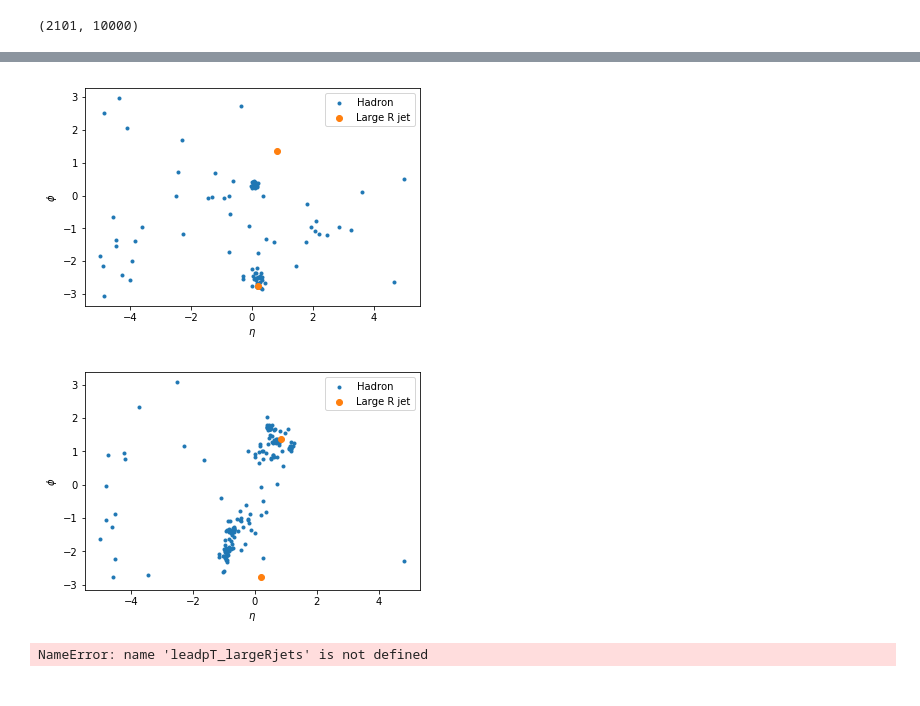
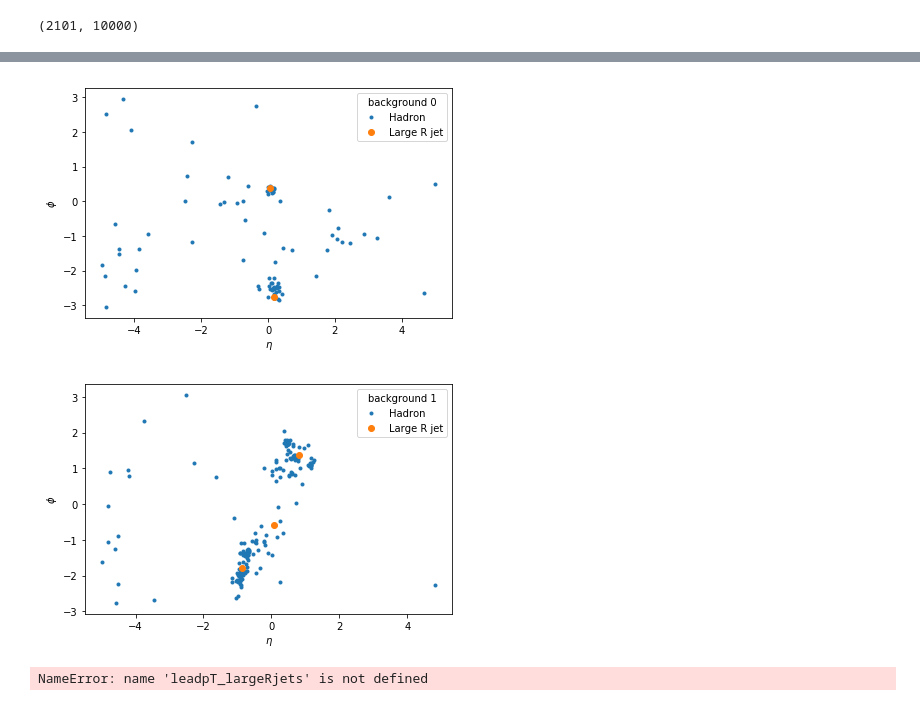
Before and after one commit to maxxrichard/LHCOlympics2020, a Jupyter notebook: notebook/LHCOlympics2020_pyjetexample.ipynb, the cells around one changed output, grey strips where cells are left out. Drawn from its saved outputs; the diff is of its cells as text; code cells hidden in the pictures.

```diff
--- a/notebook/LHCOlympics2020_pyjetexample.ipynb
+++ b/notebook/LHCOlympics2020_pyjetexample.ipynb
@@ -15,7 +15,7 @@ np.shape(events_combined)
 (2101, 10000)
 # %%
 fillGhost = True
-plotArea = False
+plotArea = True
 
 #Now, let's cluster some jets more efficiently!
 all_largeRjets = {}
@@ -92,20 +92,13 @@ for mytype in ['background','signal']:
         if plotArea:
             fig = plt.figure(figsize=(9, 3))
 
-            # cluster
-            sequence = cluster(pseudojets_input_ghost, R=1.0, p=-1)
-            jets = sequence.inclusive_jets(ptmin=20)
-            largeRjets = jets
-
-            ax = None
-
             # pick a different color for each jet
-            colors = cm.rainbow(np.linspace(0, 1, len(largeRjets)))
+            colors = cm.rainbow(np.linspace(0, 1, len(largeRjets_ghost)))
             cmap = LinearSegmentedColormap.from_list('cmap', colors, len(colors))
-            ax = fig.add_subplot(1, 1, 1, sharey=ax)
+            ax = fig.add_subplot(1, 2, 1)
             area = np.zeros((eta_edges.shape[0] - 1, phi_edges.shape[0] - 1),
                             dtype=np.float64)
-            for ijet, jet in enumerate(largeRjets):
+            for ijet, jet in enumerate(largeRjets_ghost):
                 constit = jet.constituents_array()
                 jetarea, _, _ = np.histogram2d(constit['eta'], constit['phi'],
                                                bins=(eta_edges, phi_edges))
@@ -129,9 +122,15 @@ for mytype in ['background','signal']:
                 transform=ax.transAxes,
                 fontsize=12)
 
-            fig.subplots_adjust(hspace=0)
-            plt.setp([a.get_yticklabels() for a in fig.axes[1:]], visible=False)
-            fig.tight_layout()
+            ax = fig.add_subplot(1, 2, 2)
+            plt.scatter(x=all_hadrons[mytype][ievt]['eta'], y=all_hadrons[mytype][ievt]['phi'], marker='.', label='Hadron')
+            jets_eta = [all_largeRjets[mytype][ievt][ijet].eta for ijet in range(len(all_largeRjets[mytype][ievt]))]
+            jets_phi = [all_largeRjets[mytype][ievt][ijet].phi for ijet in range(len(all_largeRjets[mytype][ievt]))]
+
+            plt.scatter(x=jets_eta, y=jets_phi, marker='o', label='Large R jet')
+            plt.xlabel(r'$\eta$')
+            plt.ylabel(r'$\phi$')
+            plt.legend(loc='upper right', title=mytype+' '+str(ievt))
 # %% [output]
 background 0
 signal 0
@@ -204,29 +222,35 @@ for mytype in ['background','signal']:
 # %%
 #Let's make some very simple plots.
 def plothadron():
     fig = plt.figure()
     ax = fig.add_subplot(1, 1, 1)
     n,b,p = plt.hist(pseudojets_input['eta'], bins=50, facecolor='r', alpha=0.2,label='background')
     plt.xlabel(r'$\eta$')
     plt.ylabel('Number of hadrons')
     plt.legend(loc='upper right')
 
-def plothadron2d(all_hadrons, mytype, ievt):
+def plothadron2d(all_hadrons, all_largeRjets, mytype, ievt):
     fig = plt.figure()
     ax = fig.add_subplot(1, 1, 1)
     plt.scatter(x=all_hadrons[mytype][ievt]['eta'], y=all_hadrons[mytype][ievt]['phi'], marker='.', label='Hadron')
+    jets_eta = [all_largeRjets[mytype][ievt][ijet].eta for ijet in range(len(all_largeRjets[mytype][ievt]))]
+    jets_phi = [all_largeRjets[mytype][ievt][ijet].phi for ijet in range(len(all_largeRjets[mytype][ievt]))]
 
-    plt.scatter(x=lead_largeRjets['background']['eta'], y=lead_largeRjets['background']['phi'], marker='o', label='Large R jet')
+    plt.scatter(x=jets_eta, y=jets_phi, marker='o', label='Large R jet')
     plt.xlabel(r'$\eta$')
     plt.ylabel(r'$\phi$')
-    plt.legend(loc='upper right')
+    plt.legend(loc='upper right', title=mytype+' '+str(ievt))
+    fig.subplots_adjust(hspace=0)
+    plt.setp([a.get_yticklabels() for a in fig.axes[1:]], visible=False)
+    fig.tight_layout()
 
 for mytype in ['background','signal']:
     for ievt in range(len(all_largeRjets_ghost[mytype])):
-        plothadron2d(all_hadrons, mytype, ievt)
+        plothadron2d(all_hadrons, all_largeRjets, mytype, ievt)
+#         plothadron()
 # %% [output]
-[figure, old version]
+[figure, new version]
-[figure, old version]
+[figure, new version]
 # %%
 #Let's make some very simple plots.
 fig = plt.figure()
```
Also changed, not shown: parts of 3 cells of this notebook.
